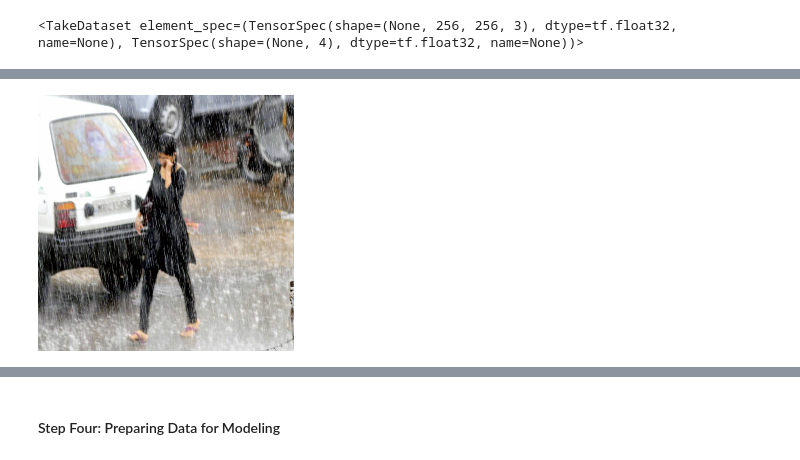
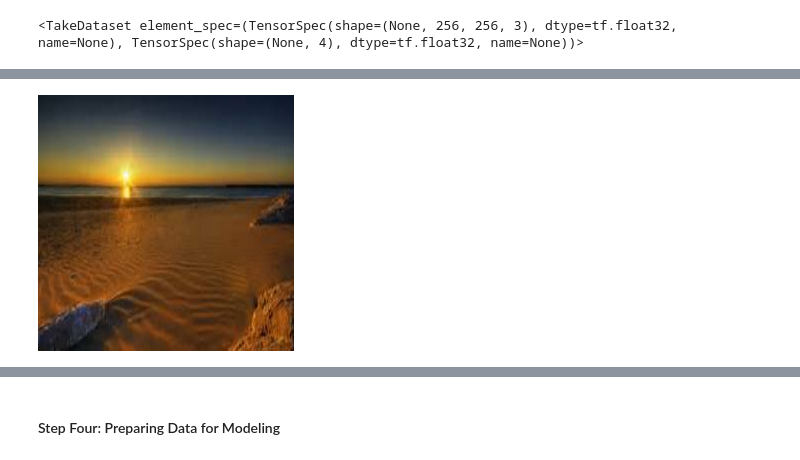
Before and after one commit to Bywani/Capstone-Project, a Jupyter notebook: weather_classification.ipynb, the cells around one changed output, grey strips where cells are left out. Drawn from its saved outputs; the diff is of its cells as text; code cells hidden in the pictures.

```diff
--- a/weather_classification.ipynb
+++ b/weather_classification.ipynb
@@ -169,8 +179,8 @@ array([[75.94531 , 74.83594 , 74.      ],
 # %%
 # Lets display our image using PIL image.
-Image.fromarray(images[2].numpy().astype("uint8"))
+Image.fromarray(images[16].numpy().astype("uint8"))
 # %% [output]
-[figure, old version]
+[figure, new version]
 # %%
 print(labels[2])
 # %% [output]
```
Also changed, not shown: parts of 12 cells of this notebook.
